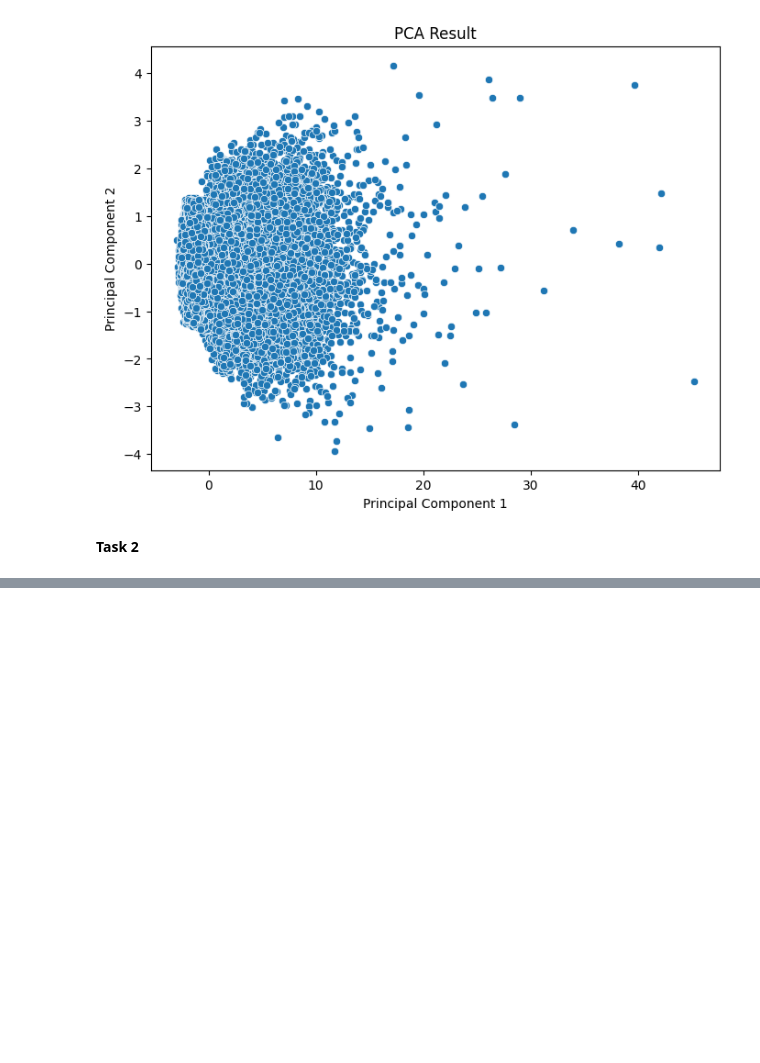
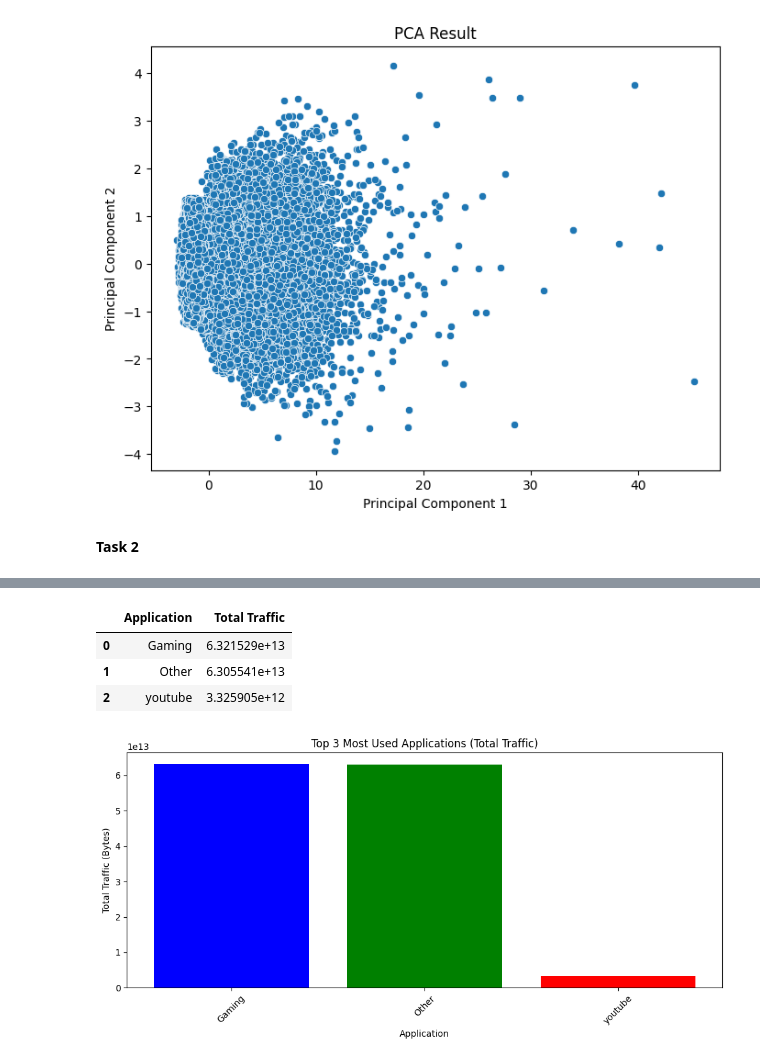
Before and after one commit to wastb/KIAM-Week-2, a Jupyter notebook: notebooks/main.ipynb, the cells around one changed output, grey strips where cells are left out. Drawn from its saved outputs; the diff is of its cells as text; code cells hidden in the pictures; blank space fills up the shorter version.

```diff
--- a/notebooks/main.ipynb
+++ b/notebooks/main.ipynb
@@ -456,0 +488,10 @@ metrics_scaled = scaler.fit_transform(metrics)
+# %%
+# Aggregate Total Traffic per Application
+applications = ['social_media', 'Google', 'Email', 'youtube', 'Netflix', 'Gaming', 'Other']
+application_traffic = {}
+for app in applications:
+    traffic_col = f'total_{app}'
+    app_traffic = df_aggregated.groupby('MSISDN/Number')[traffic_col].sum()
+    application_traffic[app] = app_traffic.sum()
+
+application_traffic
@@ -456,0 +506,20 @@ metrics_scaled = scaler.fit_transform(metrics)
+# %%
+top_3_apps = sorted(application_traffic.items(), key=lambda x: x[1], reverse=True)[:3]
+top_3_apps_df = pd.DataFrame(top_3_apps, columns=['Application', 'Total Traffic'])
+top_3_apps_df
+# %% [output]
+|  | Application | Total Traffic |
+| 0 | Gaming | 6.321529e+13 |
+| 1 | Other | 6.305541e+13 |
+| 2 | youtube | 3.325905e+12 |
+# %%
+#Plot Top 3 Most Used Applications
+plt.figure(figsize=(10, 5))
+plt.bar(top_3_apps_df['Application'], top_3_apps_df['Total Traffic'], color=['blue', 'green', 'red'])
+plt.title('Top 3 Most Used Applications (Total Traffic)')
+plt.ylabel('Total Traffic (Bytes)')
+plt.xlabel('Application')
+plt.xticks(rotation=45)
+plt.tight_layout()
+# %% [output]
+[figure, added]
```
Also changed, not shown: parts of 25 cells of this notebook, 1 other file.
